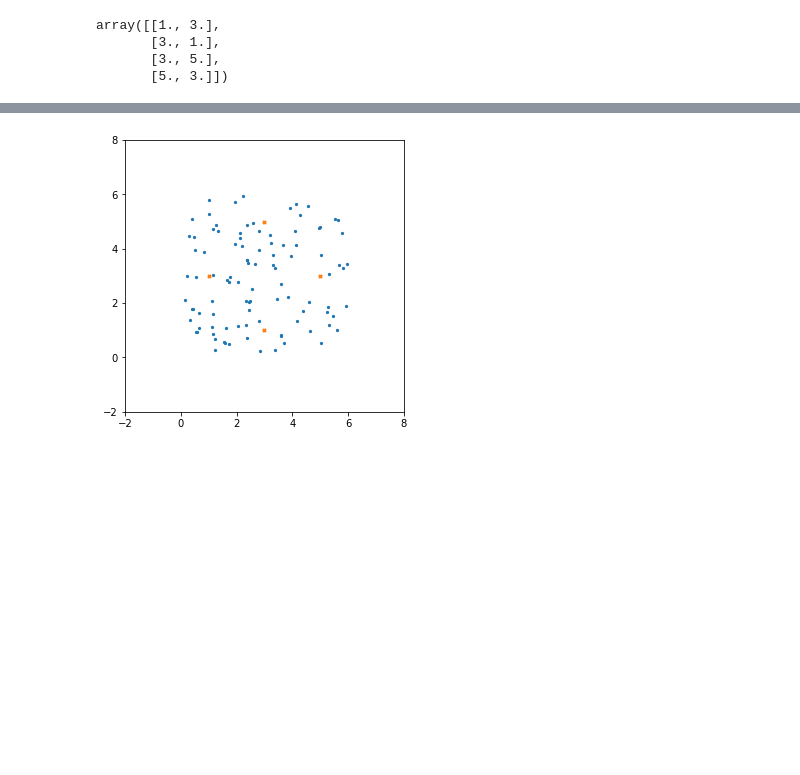
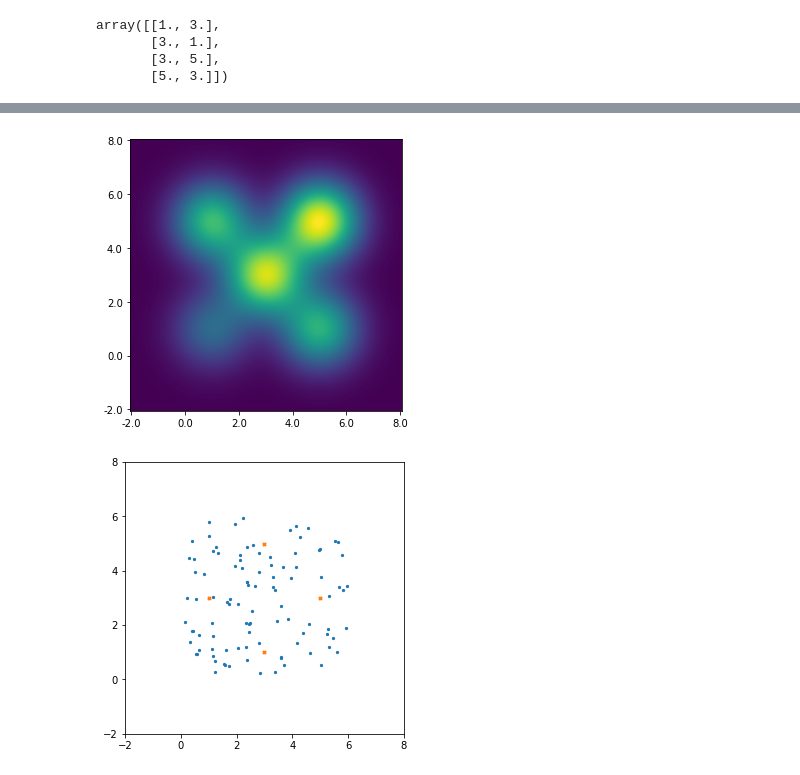
Before and after one commit to FengNiMa/203Project, a Jupyter notebook: data_generation.ipynb, the cells around one changed output, grey strips where cells are left out. Cells and saved outputs as stored; diff of their text form; code cells hidden in the pictures; blank space fills up the shorter version.

```diff
--- a/data_generation.ipynb
+++ b/data_generation.ipynb
@@ -134,3 +134,14 @@ plt.show()
+# %%
+data_fname = 'data_multi_adv.npz'
+load_data = np.load(data_fname)
+true_pi = load_data['pi']
+true_mu = load_data['mu']
+samples = load_data['samples']
+adv_sample = load_data['adv_sample']
+# %%
+MoG_plot(true_pi,true_mu)
+# %% [output]
+[figure, added]
 # %%
 Data_plot(samples, adv_sample)
 plt.savefig('Dataset.png')
```
Also changed, not shown: parts of 1 cell of this notebook, 45 other files.
